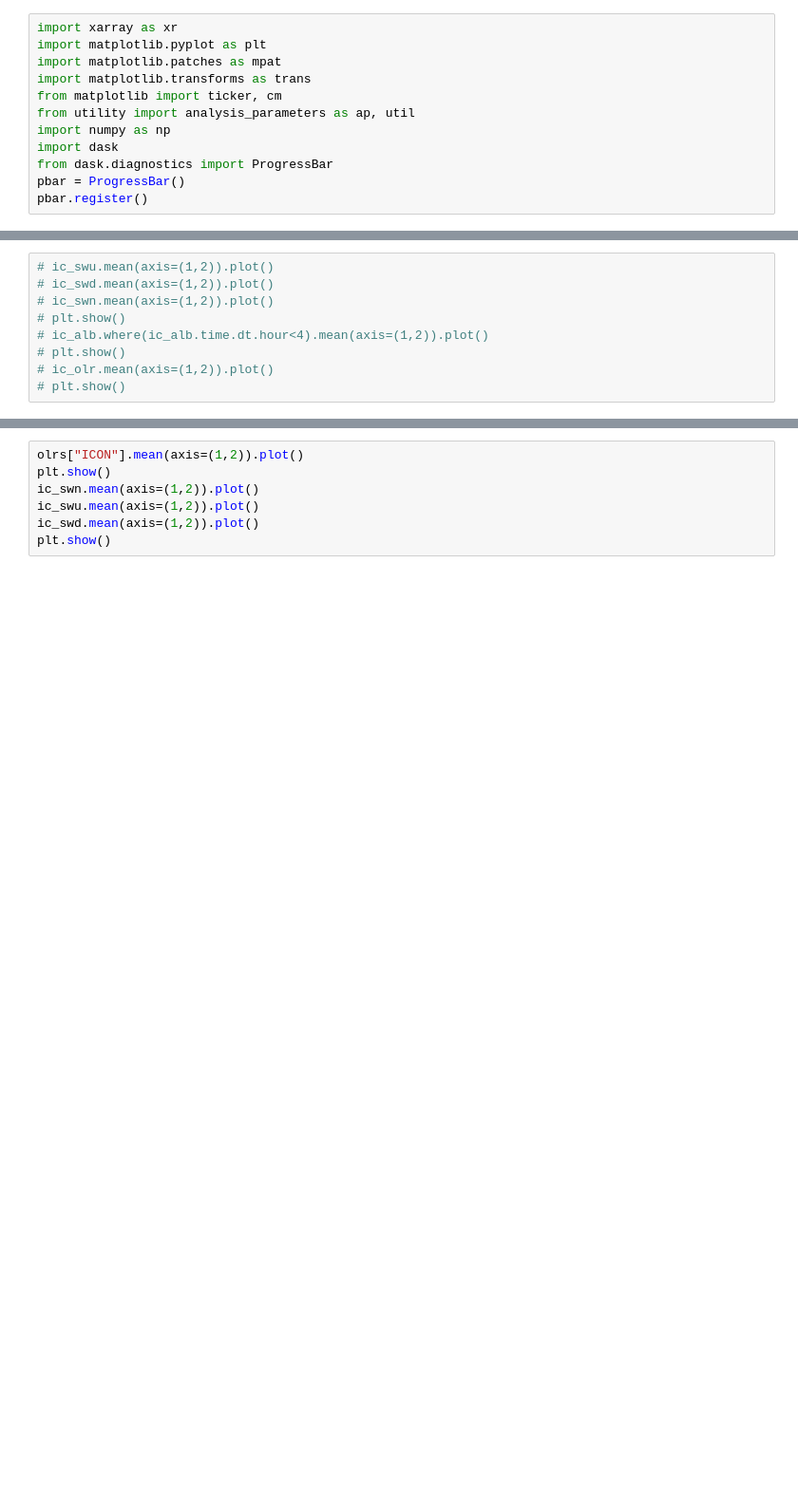
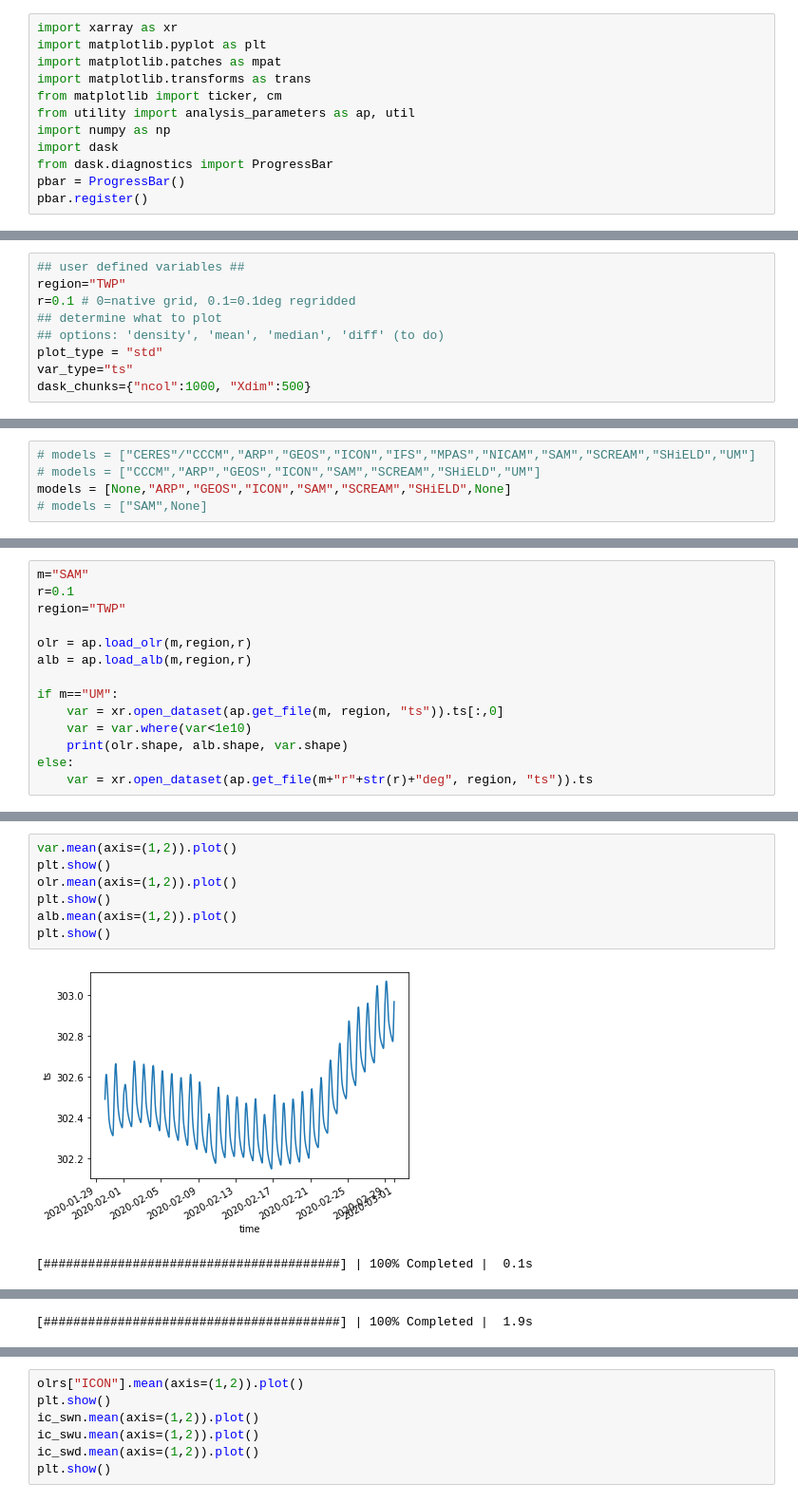
Before and after one commit to smturbev/dyamond2, a Jupyter notebook: python_scripts/joint_hist.ipynb, the cells around one changed output, grey strips where cells are left out. Shown at 95% size. Cells and saved outputs as stored; diff of their text form; blank space fills up the shorter version.

```diff
--- a/python_scripts/joint_hist.ipynb
+++ b/python_scripts/joint_hist.ipynb
@@ -121,0 +15,9 @@ done
+# %%
+## user defined variables ##
+region="TWP"
+r=0.1 # 0=native grid, 0.1=0.1deg regridded
+## determine what to plot
+## options: 'density', 'mean', 'median', 'diff' (to do)
+plot_type = "std"
+var_type="ts"
+dask_chunks={"ncol":1000, "Xdim":500}
@@ -121,0 +26,5 @@ done
+# %%
+# models = ["CERES"/"CCCM","ARP","GEOS","ICON","IFS","MPAS","NICAM","SAM","SCREAM","SHiELD","UM"]
+# models = ["CCCM","ARP","GEOS","ICON","SAM","SCREAM","SHiELD","UM"]
+models = [None,"ARP","GEOS","ICON","SAM","SCREAM","SHiELD",None]
+# models = ["SAM",None]
@@ -213,0 +200,14 @@ ic_swn.shape, ic_swd.shape, ic_swu.shape, ic_olr.shape
+# %%
+m="SAM"
+r=0.1
+region="TWP"
+
+olr = ap.load_olr(m,region,r)
+alb = ap.load_alb(m,region,r)
+
+if m=="UM":
+    var = xr.open_dataset(ap.get_file(m, region, "ts")).ts[:,0]
+    var = var.where(var<1e10)
+    print(olr.shape, alb.shape, var.shape)
+else:
+    var = xr.open_dataset(ap.get_file(m+"r"+str(r)+"deg", region, "ts")).ts
@@ -214,9 +222,10 @@ ic_swn.shape, ic_swd.shape, ic_swu.shape, ic_olr.shape
 # %%
-# ic_swu.mean(axis=(1,2)).plot()
-# ic_swd.mean(axis=(1,2)).plot()
-# ic_swn.mean(axis=(1,2)).plot()
-# plt.show()
-# ic_alb.where(ic_alb.time.dt.hour<4).mean(axis=(1,2)).plot()
-# plt.show()
-# ic_olr.mean(axis=(1,2)).plot()
-# plt.show()
+var.mean(axis=(1,2)).plot()
+plt.show()
+olr.mean(axis=(1,2)).plot()
+plt.show()
+alb.mean(axis=(1,2)).plot()
+plt.show()
+# %% [output]
+[figure, added]
+[########################################] | 100% Completed |  0.1s
@@ -222,0 +233 @@ ic_swn.shape, ic_swd.shape, ic_swu.shape, ic_olr.shape
+[########################################] | 100% Completed |  1.9s
```
Also changed, not shown: parts of 39 cells of this notebook, 52 other files.
